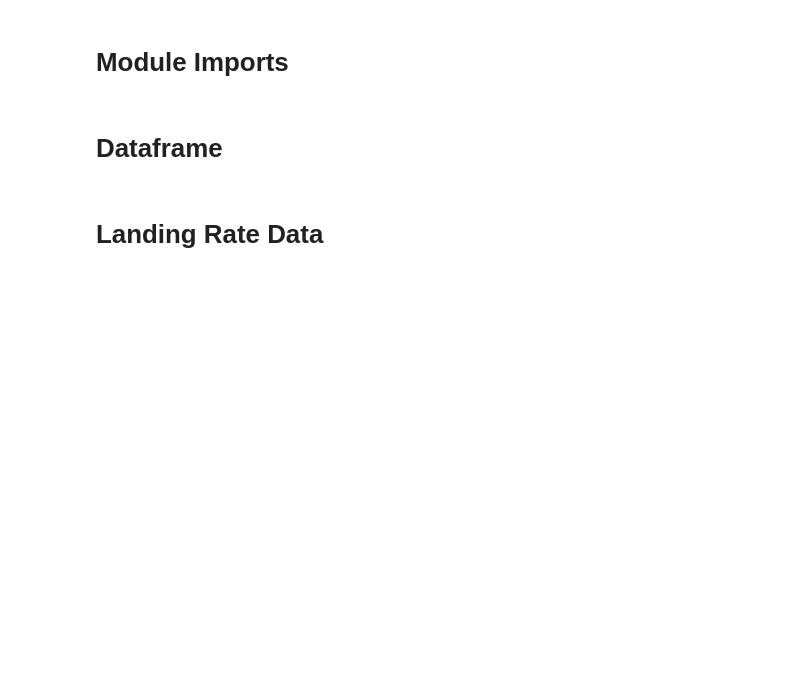
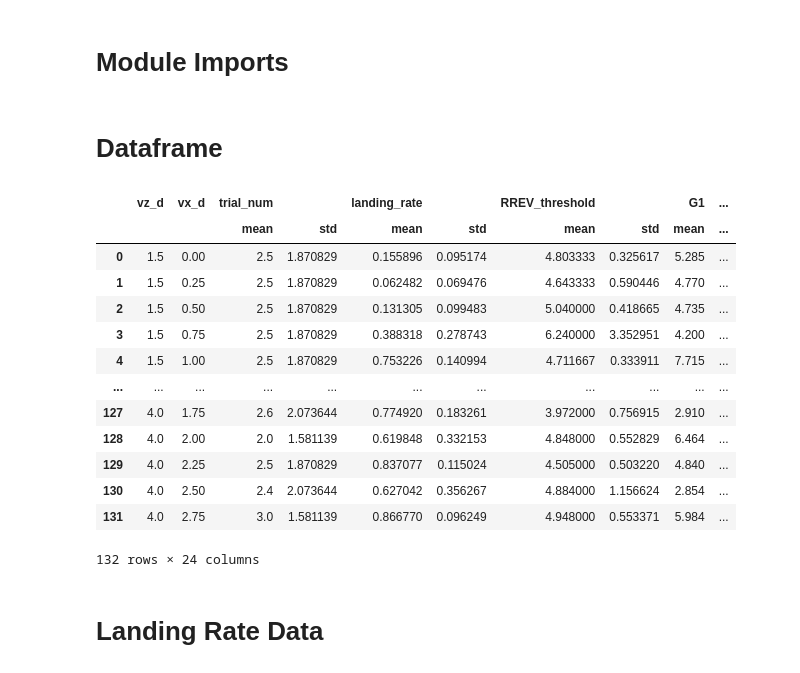
Before and after one commit to bhabas/sar_simulation, a Jupyter notebook: src/Projects/IROS_DataAnalysis/Narrow-Short_2-Policy/NS_2-Policy_Analysis.ipynb, the cells around one changed output. Saved outputs shown, nothing was run; the diff lists cells and outputs as text; code cells hidden in the pictures; blank space fills up the shorter version.

```diff
--- a/src/Projects/IROS_DataAnalysis/Narrow-Short_2-Policy/NS_2-Policy_Analysis.ipynb
+++ b/src/Projects/IROS_DataAnalysis/Narrow-Short_2-Policy/NS_2-Policy_Analysis.ipynb
@@ -39,6 +42,23 @@ df = df.dropna()
 
 ## AVERAGED DATAFRAME
 df_avg = df.groupby(['vz_d','vx_d']).agg([np.mean,np.std]).reset_index()
+# %%
+df_raw_avg
+# %% [output]
+|  | vz_d | vx_d | trial_num |  | landing_rate |  | RREV_threshold |  | G1 | ... |
+|  |  |  | mean | std | mean | std | mean | std | mean | ... |
+| 0 | 1.5 | 0.00 | 2.5 | 1.870829 | 0.155896 | 0.095174 | 4.803333 | 0.325617 | 5.285 | ... |
+| 1 | 1.5 | 0.25 | 2.5 | 1.870829 | 0.062482 | 0.069476 | 4.643333 | 0.590446 | 4.770 | ... |
+| 2 | 1.5 | 0.50 | 2.5 | 1.870829 | 0.131305 | 0.099483 | 5.040000 | 0.418665 | 4.735 | ... |
+| 3 | 1.5 | 0.75 | 2.5 | 1.870829 | 0.388318 | 0.278743 | 6.240000 | 3.352951 | 4.200 | ... |
+| 4 | 1.5 | 1.00 | 2.5 | 1.870829 | 0.753226 | 0.140994 | 4.711667 | 0.333911 | 7.715 | ... |
+| ... | ... | ... | ... | ... | ... | ... | ... | ... | ... | ... |
+| 127 | 4.0 | 1.75 | 2.6 | 2.073644 | 0.774920 | 0.183261 | 3.972000 | 0.756915 | 2.910 | ... |
+| 128 | 4.0 | 2.00 | 2.0 | 1.581139 | 0.619848 | 0.332153 | 4.848000 | 0.552829 | 6.464 | ... |
+| 129 | 4.0 | 2.25 | 2.5 | 1.870829 | 0.837077 | 0.115024 | 4.505000 | 0.503220 | 4.840 | ... |
+| 130 | 4.0 | 2.50 | 2.4 | 2.073644 | 0.627042 | 0.356267 | 4.884000 | 1.156624 | 2.854 | ... |
+| 131 | 4.0 | 2.75 | 3.0 | 1.581139 | 0.866770 | 0.096249 | 4.948000 | 0.553371 | 5.984 | ... |
+132 rows × 24 columns
 # %%
 # TEMPLATE FOR LINEAR REGRESSION
 from sklearn.linear_model import LinearRegression
```
Also changed, not shown: parts of 4 cells of this notebook, 16 other files.
